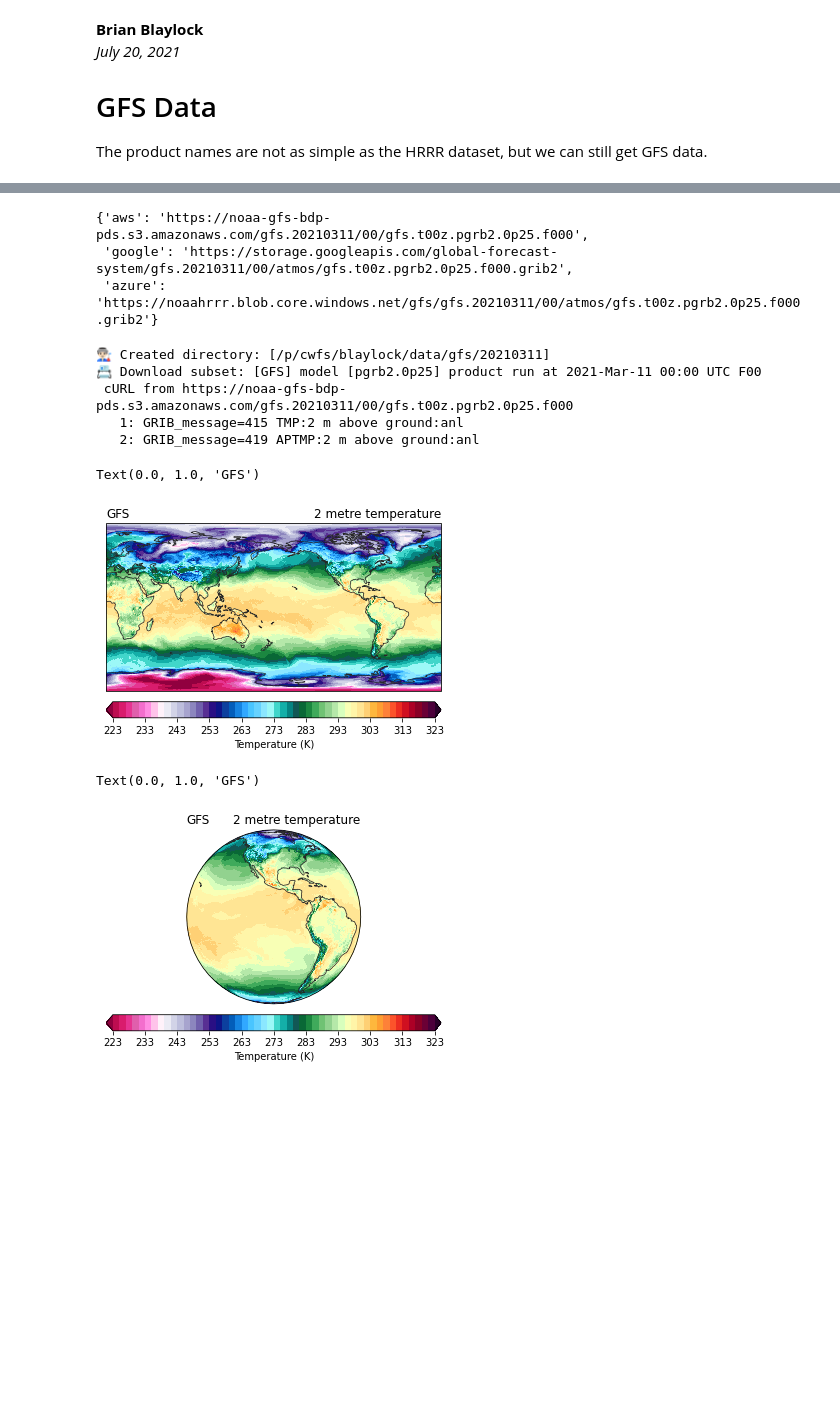
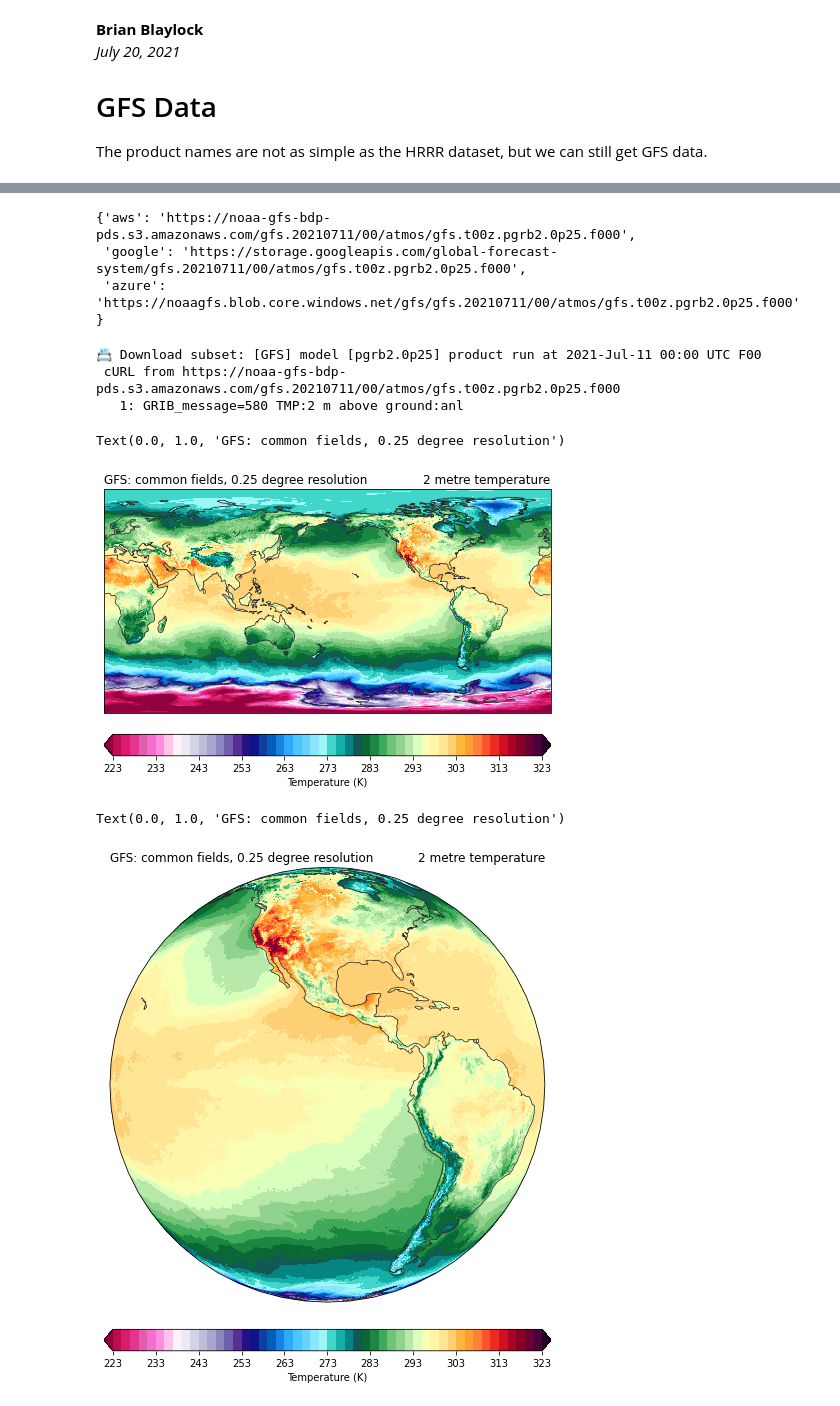
Before and after one commit to amotl/herbie-without-docs, a Jupyter notebook: docs/user_guide/notebooks/data_gfs.ipynb, the cells around one changed output, grey strips where cells are left out. Drawn from its saved outputs; the diff is of its cells as text; code cells hidden in the pictures; blank space fills up the shorter version.

```diff
--- a/docs/user_guide/notebooks/data_gfs.ipynb
+++ b/docs/user_guide/notebooks/data_gfs.ipynb
@@ -12,7 +12,7 @@ from paint.standard2 import cm_tmp
 import matplotlib.pyplot as plt
 import cartopy.crs as ccrs
 # %%
-H = Herbie('2021-03-11',
+H = Herbie('2021-07-11',
            model='gfs',
            product='pgrb2.0p25')
 # %% [output]
@@ -20,19 +20,17 @@ H = Herbie('2021-03-11',
 # %%
 H.SOURCES
 # %% [output]
-{'aws': 'https://noaa-gfs-bdp-pds.s3.amazonaws.com/gfs.20210311/00/gfs.t00z.pgrb2.0p25.f000',
- 'google': 'https://storage.googleapis.com/global-forecast-system/gfs.20210311/00/atmos/gfs.t00z.pgrb2.0p25.f000.grib2',
- 'azure': 'https://noaahrrr.blob.core.windows.net/gfs/gfs.20210311/00/atmos/gfs.t00z.pgrb2.0p25.f000.grib2'}
+{'aws': 'https://noaa-gfs-bdp-pds.s3.amazonaws.com/gfs.20210711/00/atmos/gfs.t00z.pgrb2.0p25.f000',
+ 'google': 'https://storage.googleapis.com/global-forecast-system/gfs.20210711/00/atmos/gfs.t00z.pgrb2.0p25.f000',
+ 'azure': 'https://noaagfs.blob.core.windows.net/gfs/gfs.20210711/00/atmos/gfs.t00z.pgrb2.0p25.f000'}
 # %%
-x = H.xarray('TMP:2 m above')
+x = H.xarray('^TMP:2 m above')
 # %% [output]
-👨🏻‍🏭 Created directory: [/p/cwfs/blaylock/data/gfs/20210311]
-📇 Download subset: [GFS] model [pgrb2.0p25] product run at 2021-Mar-11 00:00 UTC F00
- cURL from https://noaa-gfs-bdp-pds.s3.amazonaws.com/gfs.20210311/00/gfs.t00z.pgrb2.0p25.f000
-   1: GRIB_message=415 TMP:2 m above ground:anl
-   2: GRIB_message=419 APTMP:2 m above ground:anl
+📇 Download subset: [GFS] model [pgrb2.0p25] product run at 2021-Jul-11 00:00 UTC F00
+ cURL from https://noaa-gfs-bdp-pds.s3.amazonaws.com/gfs.20210711/00/atmos/gfs.t00z.pgrb2.0p25.f000
+   1: GRIB_message=580 TMP:2 m above ground:anl
 # %%
-ax = common_features(crs=x.herbie.crs)
+ax = common_features(crs=x.herbie.crs, figsize=[8,8])
 p = ax.pcolormesh(x.longitude, x.latitude, x.t2m,
               transform=pc,
               **cm_tmp(units='K').cmap_kwargs)
@@ -41,22 +39,22 @@ plt.colorbar(p, ax=ax,
              **cm_tmp(units='K').cbar_kwargs)
 
 ax.set_title(x.t2m.GRIB_name, loc='right')
-ax.set_title(f"GFS", loc='left')
+ax.set_title(f"{x.model.upper()}: {H.product_description}", loc='left')
 # %% [output]
-Text(0.0, 1.0, 'GFS')
+Text(0.0, 1.0, 'GFS: common fields, 0.25 degree resolution')
-[figure, old version]
+[figure, new version]
 # %%
-ax = common_features(crs=ccrs.Geostationary(central_longitude=-100))
+ax = common_features(crs=ccrs.Geostationary(central_longitude=-100), figsize=[10,10])
 
 p = ax.pcolormesh(x.longitude, x.latitude, x.t2m,
               transform=pc,
               **cm_tmp(units='K').cmap_kwargs)
 plt.colorbar(p, ax=ax,
-             orientation='horizontal', pad=.05,
+             orientation='horizontal', pad=.05, shrink=.8,
              **cm_tmp(units='K').cbar_kwargs)
 
 ax.set_title(x.t2m.GRIB_name, loc='right')
-ax.set_title(f"GFS", loc='left')
+ax.set_title(f"{x.model.upper()}: {H.product_description}", loc='left')
 # %% [output]
-Text(0.0, 1.0, 'GFS')
+Text(0.0, 1.0, 'GFS: common fields, 0.25 degree resolution')
-[figure, old version]
+[figure, new version]
```
Also changed, not shown: parts of 7 cells of this notebook, 19 other files.
